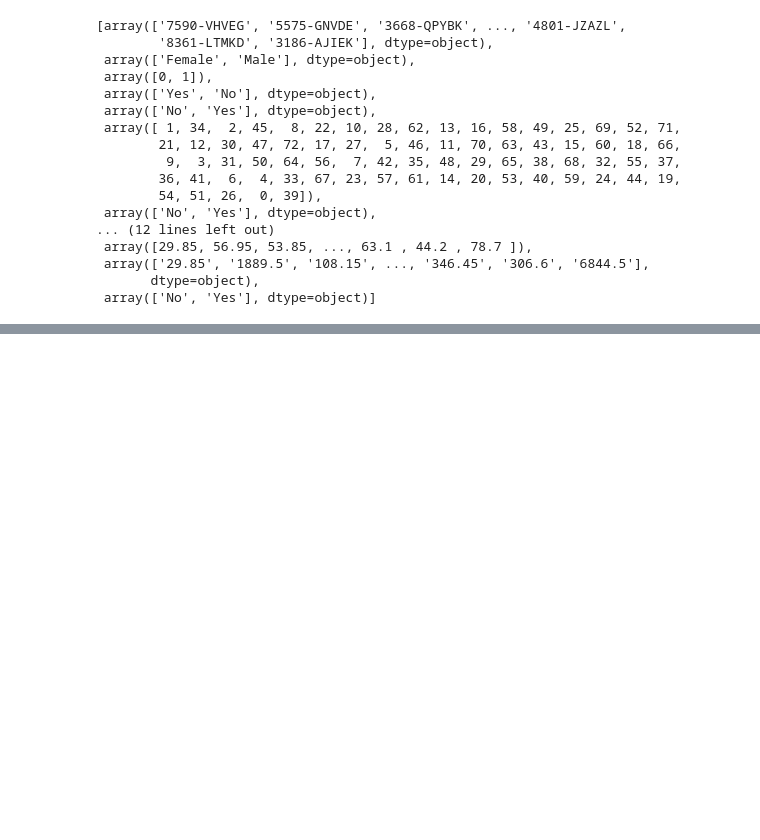
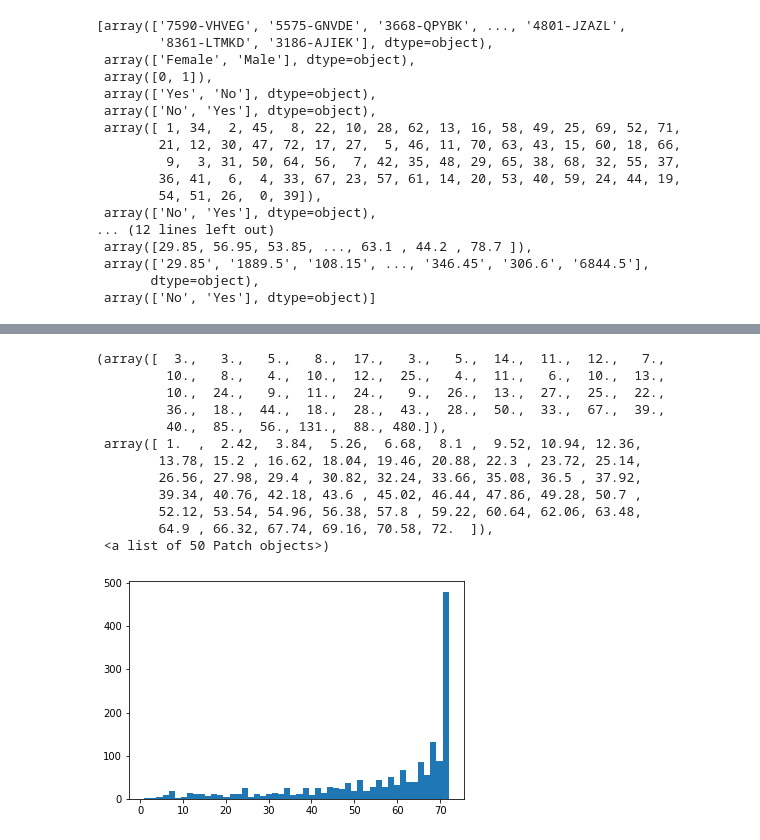
Before and after one commit to arcarrion/churn_prediction, a Jupyter notebook: notebooks/01_exploratory_analysis.ipynb, the cells around one changed output, grey strips where cells are left out. Cells and saved outputs as stored; diff of their text form; code cells hidden in the pictures; blank space fills up the shorter version.

```diff
--- a/notebooks/01_exploratory_analysis.ipynb
+++ b/notebooks/01_exploratory_analysis.ipynb
@@ -374,0 +462,3 @@ Conclusions from initial exploration:
+# %%
+raw_data['churn_num'] = raw_data['Churn'].apply(lambda churn: 1 if churn=='Yes' else 0)
+display(raw_data)
@@ -374,0 +588,16 @@ Conclusions from initial exploration:
+# %%
+plt.hist(raw_data.loc[raw_data.Contract=='Two year', 'tenure'], bins=50)
+# %% [output]
+(array([  3.,   3.,   5.,   8.,  17.,   3.,   5.,  14.,  11.,  12.,   7.,
+         10.,   8.,   4.,  10.,  12.,  25.,   4.,  11.,   6.,  10.,  13.,
+         10.,  24.,   9.,  11.,  24.,   9.,  26.,  13.,  27.,  25.,  22.,
+         36.,  18.,  44.,  18.,  28.,  43.,  28.,  50.,  33.,  67.,  39.,
+         40.,  85.,  56., 131.,  88., 480.]),
+ array([ 1.  ,  2.42,  3.84,  5.26,  6.68,  8.1 ,  9.52, 10.94, 12.36,
+        13.78, 15.2 , 16.62, 18.04, 19.46, 20.88, 22.3 , 23.72, 25.14,
+        26.56, 27.98, 29.4 , 30.82, 32.24, 33.66, 35.08, 36.5 , 37.92,
+        39.34, 40.76, 42.18, 43.6 , 45.02, 46.44, 47.86, 49.28, 50.7 ,
+        52.12, 53.54, 54.96, 56.38, 57.8 , 59.22, 60.64, 62.06, 63.48,
+        64.9 , 66.32, 67.74, 69.16, 70.58, 72.  ]),
+ <a list of 50 Patch objects>)
+[figure, added]
```
Also changed, not shown: parts of 57 cells of this notebook.
